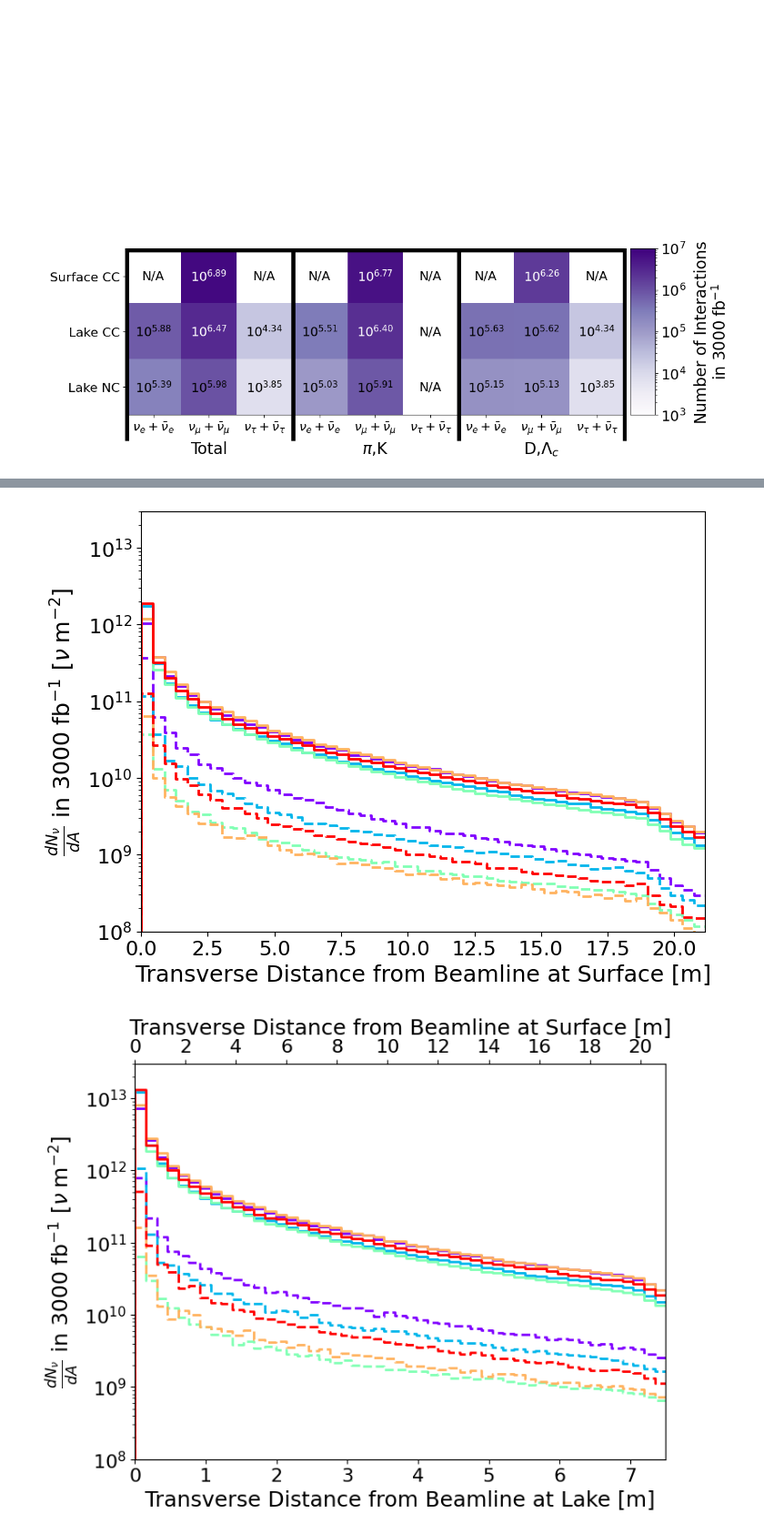
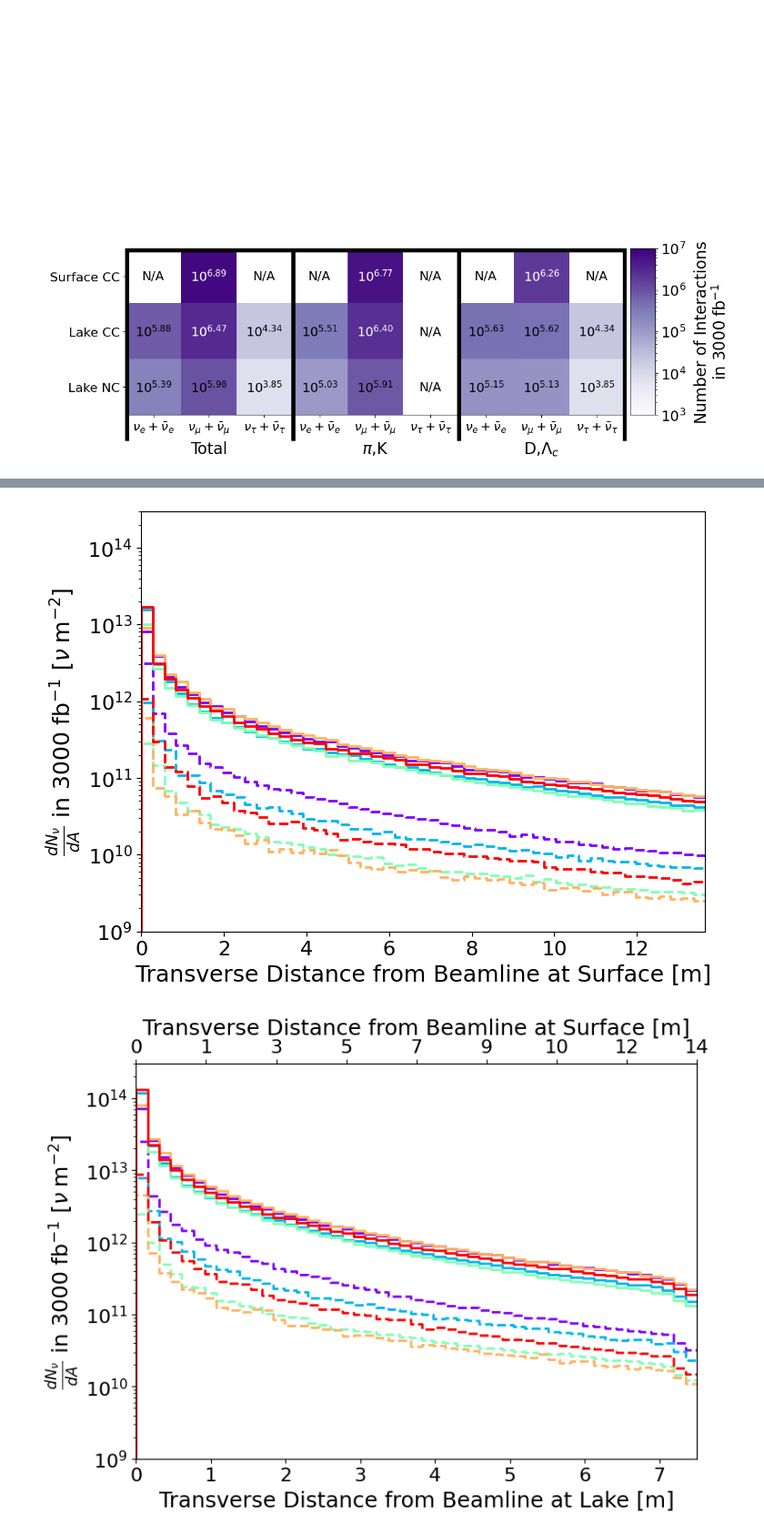
Before and after one commit to nickkamp1/Lake_Geneva_Neutrinos, a Jupyter notebook: RateComparison.ipynb, the cells around one changed output, grey strips where cells are left out. Shown at 91% size. Saved outputs shown, nothing was run; the diff lists cells and outputs as text; code cells hidden in the pictures.

```diff
--- a/RateComparison.ipynb
+++ b/RateComparison.ipynb
@@ -510,7 +510,7 @@ figEnergy = plt.figure()
 figProfileSurface = plt.figure()
 figProfileLake = plt.figure()
 color = iter(cm.rainbow(np.linspace(0, 1, len(surface_fid_weights))))
-profile_bins_surface = np.linspace(0,7.5*(1+18210.36/10000),50)
+profile_bins_surface = np.linspace(0,7.5*(18210.36/10000),50)
 profile_bins_lake = np.linspace(0,7.5,50)
 for k in surface_fid_weights.keys():
     print(k)
@@ -523,27 +523,34 @@ for k in surface_fid_weights.keys():
 
     light_rad_surface = np.sqrt(light_simulation_surface.data["nu_transverse_profile_x"]**2 + light_simulation_surface.data["nu_transverse_profile_y"]**2)
     charm_rad_surface = np.sqrt(charm_simulation_surface.data["nu_transverse_profile_x"]**2 + charm_simulation_surface.data["nu_transverse_profile_y"]**2)
-    nlight,_ = np.histogram(light_rad_surface,weights=light_simulation_surface.data["wgt"]*100*3000*(light_rad_surface**-2),bins=profile_bins_surface)
-    ncharm,_ = np.histogram(charm_rad_surface,weights=charm_simulation_surface.data["wgt"]*100*3000*(charm_rad_surface**-2),bins=profile_bins_surface)
+    nlight,_ = np.histogram(light_rad_surface,weights=light_simulation_surface.data["wgt"]*1000*3000*(light_rad_surface**-2),bins=profile_bins_surface)
+    ncharm,_ = np.histogram(charm_rad_surface,weights=charm_simulation_surface.data["wgt"]*1000*3000*(charm_rad_surface**-2),bins=profile_bins_surface)
     figProfileSurface.gca().step(profile_bins_surface,np.append(0,nlight),color=c,label="%s + %s"%(gen_l,gen_c))
     figProfileSurface.gca().step(profile_bins_surface,np.append(0,ncharm),linestyle="--",color=c)
 
 
     light_rad_lakeCC= np.sqrt(light_simulation_lakeCC.data["nu_transverse_profile_x"]**2 + light_simulation_lakeCC.data["nu_transverse_profile_y"]**2)
-    charm_rad_lakeCC = np.sqrt(charm_simulation_surface.data["nu_transverse_profile_x"]**2 + charm_simulation_lakeCC.data["nu_transverse_profile_y"]**2)
-    nlight,_ = np.histogram(light_rad_lakeCC,weights=light_simulation_lakeCC.data["wgt"]*100*3000*(light_rad_lakeCC**-2),bins=profile_bins_lake)
-    ncharm,_ = np.histogram(charm_rad_lakeCC,weights=charm_simulation_lakeCC.data["wgt"]*100*3000*(charm_rad_lakeCC**-2),bins=profile_bins_lake)
+    charm_rad_lakeCC = np.sqrt(charm_simulation_lakeCC.data["nu_transverse_profile_x"]**2 + charm_simulation_lakeCC.data["nu_transverse_profile_y"]**2)
+    nlight,_ = np.histogram(light_rad_lakeCC,weights=light_simulation_lakeCC.data["wgt"]*1000*3000*(light_rad_lakeCC**-2),bins=profile_bins_lake)
+    ncharm,_ = np.histogram(charm_rad_lakeCC,weights=charm_simulation_lakeCC.data["wgt"]*1000*3000*(charm_rad_lakeCC**-2),bins=profile_bins_lake)
     figProfileLake.gca().step(profile_bins_lake,np.append(0,nlight),color=c,label="%s + %s"%(gen_l,gen_c))
     figProfileLake.gca().step(profile_bins_lake,np.append(0,ncharm),linestyle="--",color=c)
 
-    nlight,_ = np.histogram(light_simulation_surface.data["E"],bins=Ebins,weights=light_simulation_surface.data["wgt"]*100*3000)
-    ncharm,_ = np.histogram(charm_simulation_surface.data["E"],bins=Ebins,weights=charm_simulation_surface.data["wgt"]*100*3000)
+    light_rad_lakeCC= np.sqrt(light_simulation_lakeCC.data["muon_transverse_profile_x"]**2 + light_simulation_lakeCC.data["muon_transverse_profile_y"]**2)
+    charm_rad_lakeCC = np.sqrt(charm_simulation_lakeCC.data["muon_transverse_profile_x"]**2 + charm_simulation_lakeCC.data["muon_transverse_profile_y"]**2)
+    nlight,_ = np.histogram(light_rad_lakeCC,weights=light_simulation_lakeCC.data["wgt"]*1000*3000*(light_rad_lakeCC**-2),bins=profile_bins_lake)
+    ncharm,_ = np.histogram(charm_rad_lakeCC,weights=charm_simulation_lakeCC.data["wgt"]*1000*3000*(charm_rad_lakeCC**-2),bins=profile_bins_lake)
+    figProfileLake.gca().step(profile_bins_lake,np.append(0,nlight),color=c,label="%s + %s"%(gen_l,gen_c))
+    figProfileLake.gca().step(profile_bins_lake,np.append(0,ncharm),linestyle="--",color=c)
+
+    nlight,_ = np.histogram(light_simulation_surface.data["E"],bins=Ebins,weights=light_simulation_surface.data["wgt"]*1000*3000)
+    ncharm,_ = np.histogram(charm_simulation_surface.data["E"],bins=Ebins,weights=charm_simulation_surface.data["wgt"]*1000*3000)
     figEnergy.gca().step(Ebins,np.append(0,nlight),color=c,label="%s + %s"%(gen_l,gen_c))
     figEnergy.gca().step(Ebins,np.append(0,ncharm),color=c,linestyle="--")
 
 
 figProfileSurface.gca().semilogy()
-figProfileSurface.gca().set_ylim(1e8,3e13)
+figProfileSurface.gca().set_ylim(1e9,3e14)
 figProfileSurface.gca().set_xlim(profile_bins_surface[0],profile_bins_surface[-1])
 figProfileSurface.gca().plot([],[],color="black",label=r"Light Mesons ($\pi$,K)")
 figProfileSurface.gca().plot([],[],color="black",ls='--',label=r"Charm Mesons (D,$\Lambda_c$)")
@@ -554,7 +561,7 @@ figProfileSurface.patch.set_alpha(0.0)
 figProfileSurface.savefig("Figures/Nu2024_Poster/FluxProfileSurface.pdf")
 
 figProfileLake.gca().semilogy()
-figProfileLake.gca().set_ylim(1e8,3e13)
+figProfileLake.gca().set_ylim(1e9,3e14)
 figProfileLake.gca().set_xlim(profile_bins_lake[0],profile_bins_lake[-1])
 figProfileLake.gca().plot([],[],color="black",label=r"Light Mesons ($\pi$,K)")
 figProfileLake.gca().plot([],[],color="black",ls='--',label=r"Charm Mesons (D,$\Lambda_c$)")
@@ -566,13 +573,14 @@ ax1 = figProfileLake.gca()
 xticks = ax1.get_xticks()
 ax2 = figProfileLake.gca().twiny()
 def LakeToSurfaceRadius(X):
-    V = (1+18210.36/10000)*X
+    V = (18210.36/10000)*X
     return ["%d" % z for z in V]
 ax2.set_xlim(ax1.get_xlim())
 xticks2 = 1/(1 + 18./10.)*np.linspace(0,20,11)
-ax2.set_xticks(xticks2)
-ax2.set_xticklabels(LakeToSurfaceRadius(xticks2))
+ax2.set_xticks(xticks)
+ax2.set_xticklabels(LakeToSurfaceRadius(xticks))
 ax2.set_xlabel("Transverse Distance from Beamline at Surface [m]")
+plt.tight_layout()
 figProfileLake.savefig("Figures/Nu2024_Poster/FluxProfileLake.pdf",dpi=100)
 
 figEnergy.gca().loglog()
@@ -598,5 +606,5 @@ plt.show()
-[figure, old version]
+[figure, new version]
-[figure, old version]
+[figure, new version]
 # %%
 x, y = np.random.normal(size=(2, 1000000))
 
```
Also changed, not shown: parts of 3 cells of this notebook, 16 other files.
